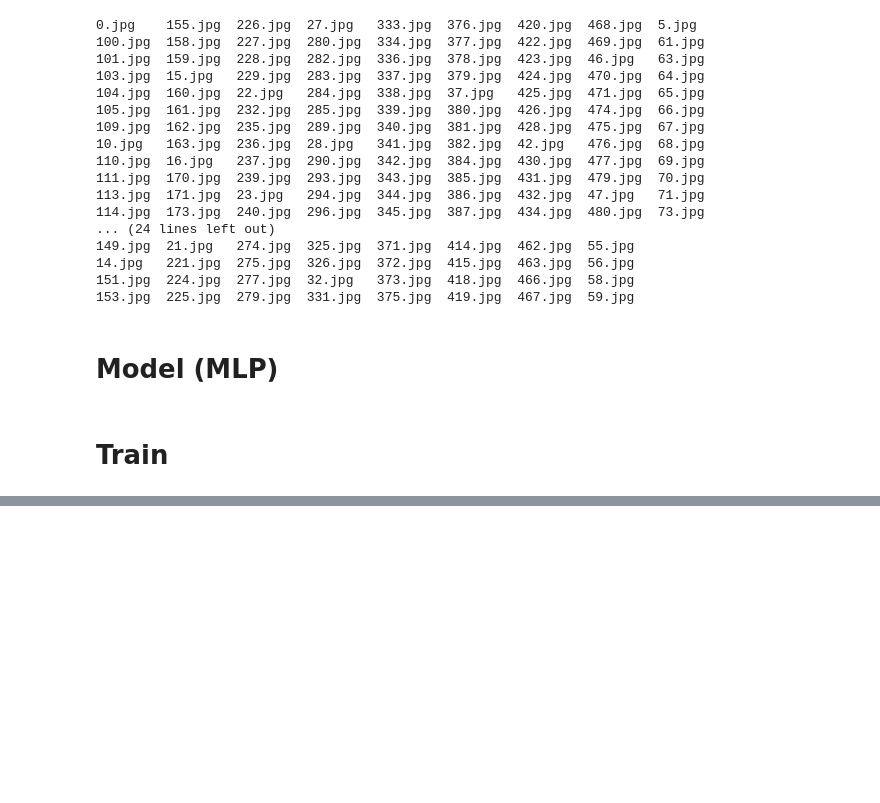
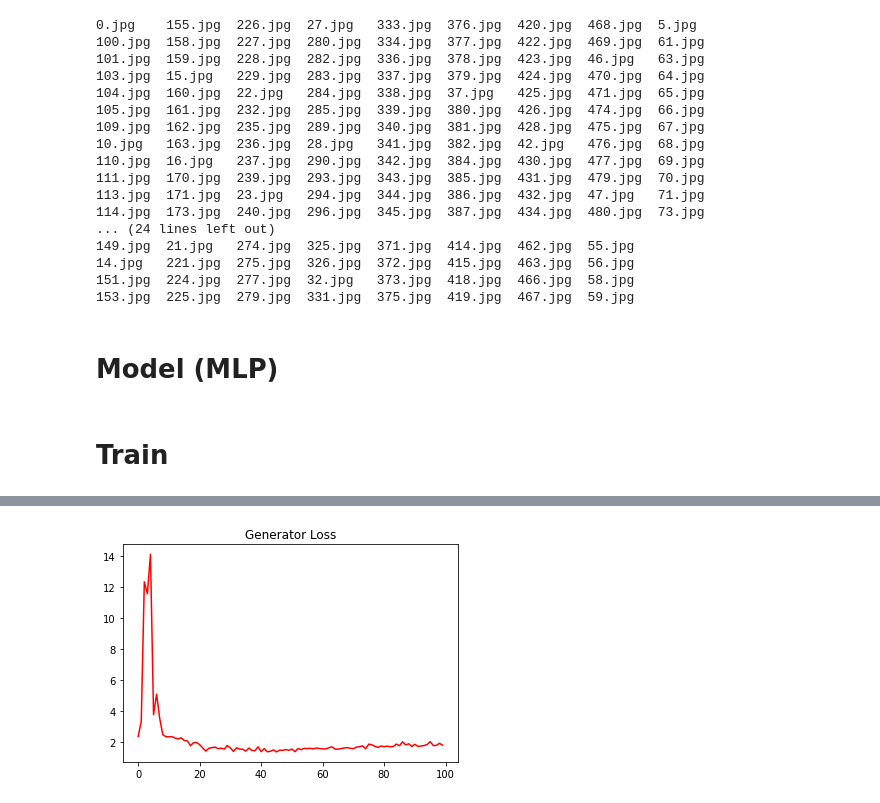
Before and after one commit to AliAkbarBadri/pokemon-gan, a Jupyter notebook: mlp.ipynb, the cells around one changed output, grey strips where cells are left out. Saved outputs shown, nothing was run; the diff lists cells and outputs as text; code cells hidden in the pictures; blank space fills up the shorter version.

```diff
--- a/mlp.ipynb
+++ b/mlp.ipynb
@@ -266,0 +268,6 @@ epoch: 100, generator loss: 1.8509844541549683, discriminator loss: 0.7894288789
+# %%
+plt.plot(range(epochs), g_loss_all, color='red')
+plt.title("Generator Loss")
+plt.show()
+# %% [output]
+[figure, added]
```
Also changed, not shown: parts of 4 cells of this notebook.
